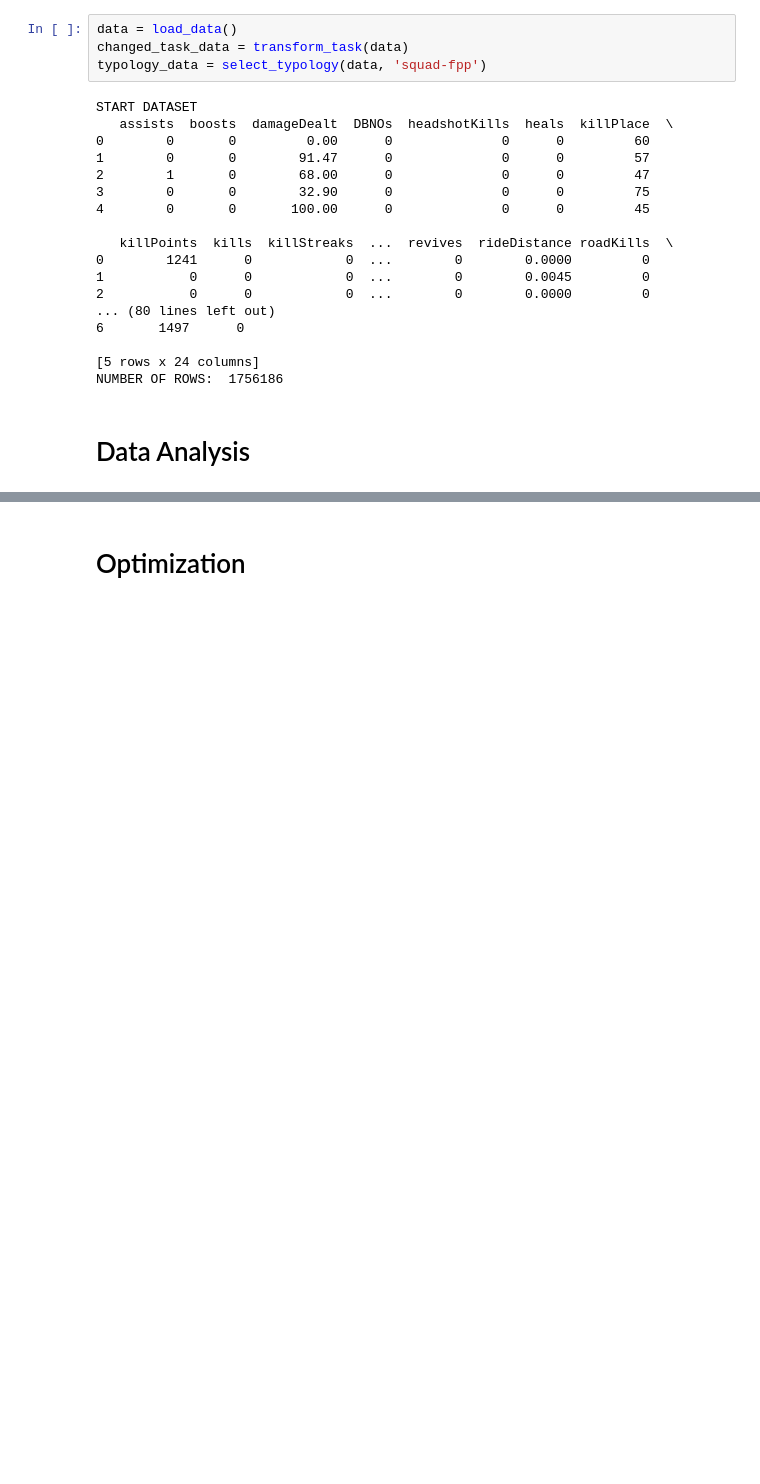
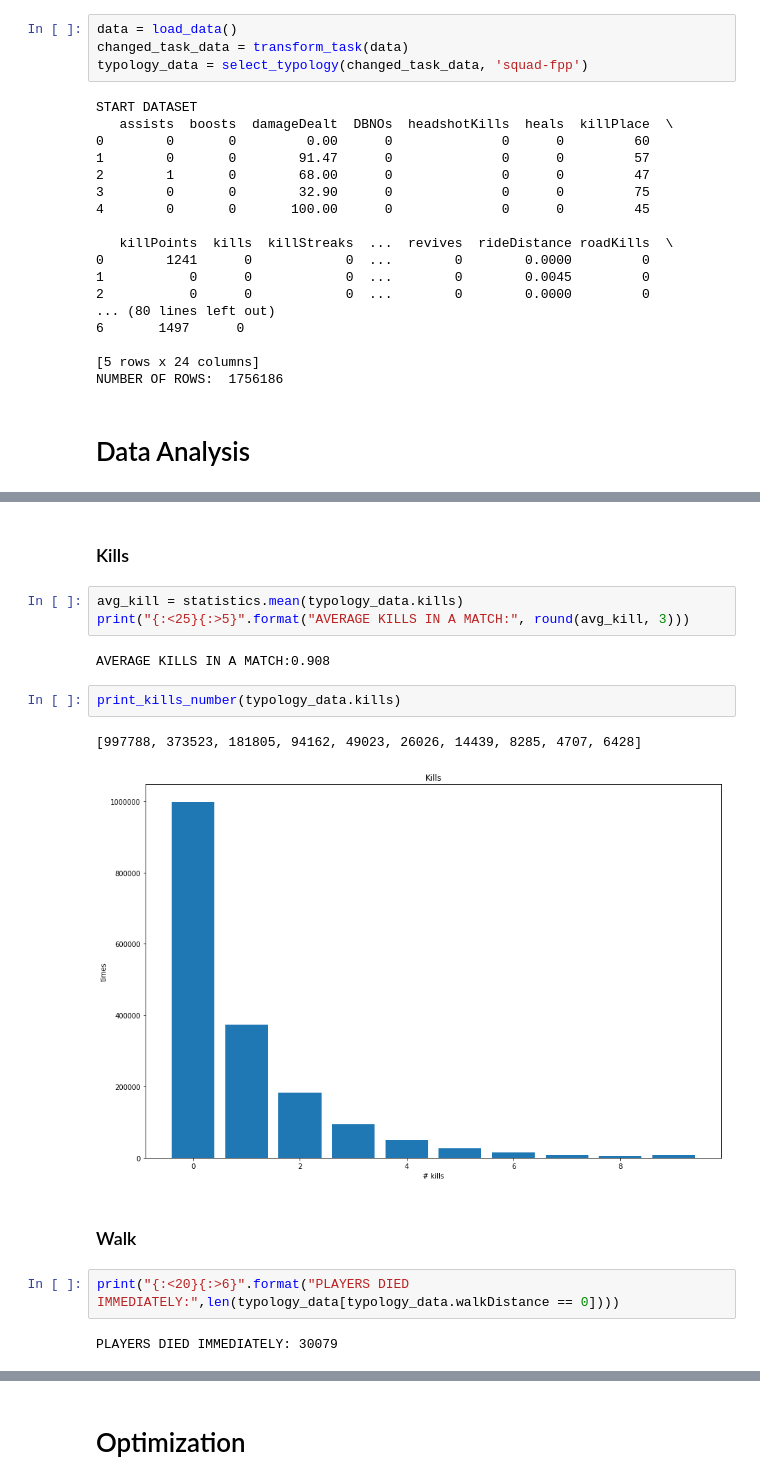
Before and after one commit to Villone96/PUBG-finish-placement-prediction, a Jupyter notebook: code/Advance_Machine_Learning_code.ipynb, the cells around one changed output, grey strips where cells are left out. Saved outputs shown, nothing was run; the diff lists cells and outputs as text; blank space fills up the shorter version.

```diff
--- a/code/Advance_Machine_Learning_code.ipynb
+++ b/code/Advance_Machine_Learning_code.ipynb
@@ -121,7 +161,7 @@ def print_distribution(dataset):
 # %%
 data = load_data()
 changed_task_data = transform_task(data)
-typology_data = select_typology(data, 'squad-fpp')
+typology_data = select_typology(changed_task_data, 'squad-fpp')
 # %% [output]
 START DATASET
    assists  boosts  damageDealt  DBNOs  headshotKills  heals  killPlace  \
@@ -158,0 +189,18 @@ Name: label, dtype: int64
+# %% [markdown]
+### Kills
+# %%
+avg_kill = statistics.mean(typology_data.kills)
+print("{:<25}{:>5}".format("AVERAGE KILLS IN A MATCH:", round(avg_kill, 3)))
+# %% [output]
+AVERAGE KILLS IN A MATCH:0.908
+# %%
+print_kills_number(typology_data.kills)
+# %% [output]
+[997788, 373523, 181805, 94162, 49023, 26026, 14439, 8285, 4707, 6428]
+[figure, added]
+# %% [markdown]
+### Walk
+# %%
+print("{:<20}{:>6}".format("PLAYERS DIED IMMEDIATELY:",len(typology_data[typology_data.walkDistance == 0])))
+# %% [output]
+PLAYERS DIED IMMEDIATELY: 30079
```
Also changed, not shown: parts of 20 cells of this notebook.
